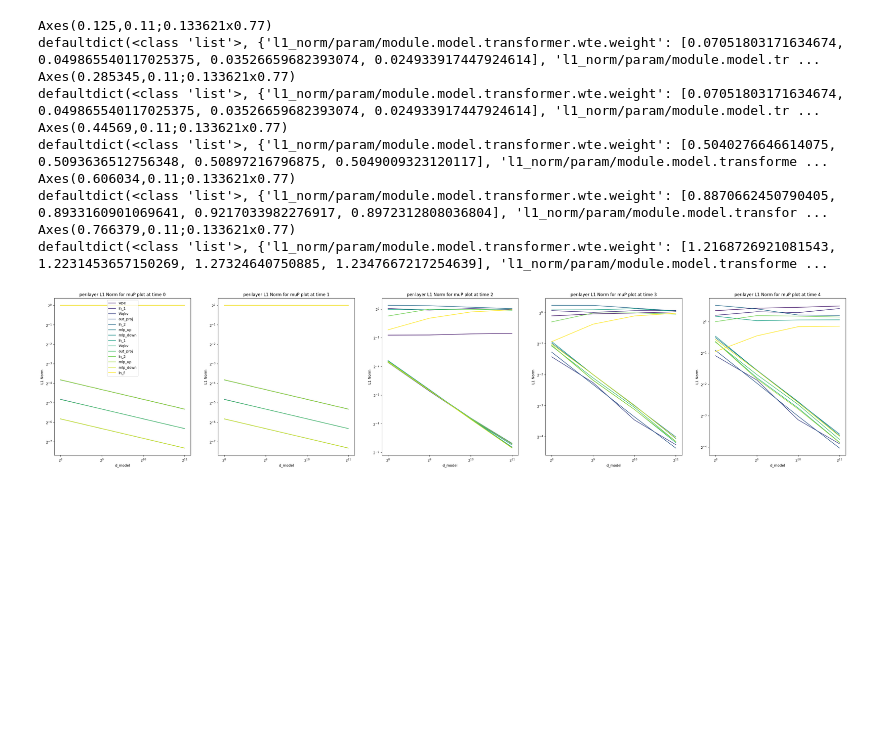
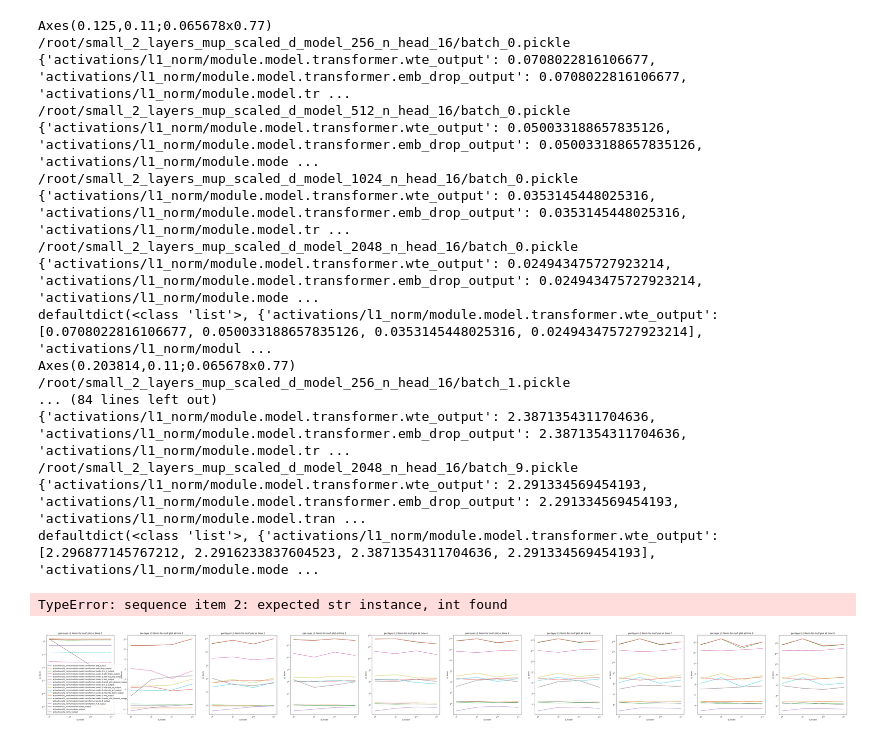
Before and after one commit to mosaicml/examples, a Jupyter notebook: examples/llm/iterate_over_activations.ipynb, the cells around one changed output. Drawn from its saved outputs; the diff is of its cells as text; code cells hidden in the pictures; blank space fills up the shorter version.

```diff
--- a/examples/llm/iterate_over_activations.ipynb
+++ b/examples/llm/iterate_over_activations.ipynb
@@ -3,6 +4,6 @@ import json
 # %%
 def get_friendly_name(param_name):
-    return param_name.split(".")[-2]
+    return param_name#.split(".")[-2]
 # %%
 %matplotlib inline
 import matplotlib.pyplot as plt
@@ -10,22 +11,24 @@ from matplotlib import cm
 from collections import defaultdict
 import os
 
-def plot_function(base_string, title, max_time=5, d_models=[256, 512, 1024, 2048], n_heads=[16]):
+def plot_function(base_string, title, is_mup, max_time=10, d_models=[256, 512, 1024, 2048], n_heads=[16]):
 
 
-    fig, axs = plt.subplots(nrows=1, ncols=max_time - 1, figsize=(8 * max_time, 8))
+    fig, axs = plt.subplots(nrows=1, ncols=max_time, figsize=(8 * max_time, 8))
     for ax, time_step in zip(axs, range(max_time)):
         print(ax)
         per_layer_activations = defaultdict(list)
 
         for d_model in d_models:
             for n_head in n_heads:
-                activation_json_file = os.path.join(base_string.format(d_model, n_head), f"batch_{time_step}.json")
+                activation_json_file = os.path.join(base_string.format(d_model, n_head), f"batch_{time_step}.pickle")
 
                # Open the JSON file
-                with open(activation_json_file) as f:
-                    data = json.load(f)
-                    # print(data)
+                with open(activation_json_file, "rb") as f:
+                    print(activation_json_file)
+                    data = pickle.load(f)
+
+                    print(data)
                     for param_name, val in data.items():
                         per_layer_activations[param_name].append(val)
         print(per_layer_activations)
@@ -34,25 +37,37 @@ def plot_function(base_string, title, max_time=5, d_models=[256, 512, 1024, 2048
         ax.set_title(title.format(time_step))
         cmap  = cm.get_cmap('viridis', len(per_layer_activations))
         for i, (param_name, scaled_versions) in enumerate(per_layer_activations.items()):
-            if i == 0:
-                continue
-            ax.plot(d_models, scaled_versions, label=get_friendly_name(param_name), c=cmap(i))
+            # if i == 0:
+                # continue
+            ax.plot(d_models, scaled_versions, label=get_friendly_name(param_name))
         ax.set_xlabel("d_model")
         ax.set_ylabel("L1 Norm")
         ax.loglog(base=2)
     axs[0].legend()
+
+    plot_title = f"activations_{'mup' if is_mup else 'non_mup'}_max_time_{max_time}.png"
+
+    plt.savefig(plot_title, dpi=300)
 # %%
-plot_function("/root/small_2_layers_mup_scaled_d_model_{}_n_head_{}", "per-layer L1 Norm for muP plot at time {}")
+plot_function("/root/small_2_layers_mup_scaled_d_model_{}_n_head_{}", "per-layer L1 Norm for muP plot at time {}", is_mup=True)
 # %% [output]
-Axes(0.125,0.11;0.133621x0.77)
-defaultdict(<class 'list'>, {'l1_norm/param/module.model.transformer.wte.weight': [0.07051803171634674, 0.049865540117025375, 0.03526659682393074, 0.024933917447924614], 'l1_norm/param/module.model.tr ...
-Axes(0.285345,0.11;0.133621x0.77)
-defaultdict(<class 'list'>, {'l1_norm/param/module.model.transformer.wte.weight': [0.07051803171634674, 0.049865540117025375, 0.03526659682393074, 0.024933917447924614], 'l1_norm/param/module.model.tr ...
-Axes(0.44569,0.11;0.133621x0.77)
-defaultdict(<class 'list'>, {'l1_norm/param/module.model.transformer.wte.weight': [0.5040276646614075, 0.5093636512756348, 0.50897216796875, 0.5049009323120117], 'l1_norm/param/module.model.transforme ...
-Axes(0.606034,0.11;0.133621x0.77)
-defaultdict(<class 'list'>, {'l1_norm/param/module.model.transformer.wte.weight': [0.8870662450790405, 0.8933160901069641, 0.9217033982276917, 0.8972312808036804], 'l1_norm/param/module.model.transfor ...
-Axes(0.766379,0.11;0.133621x0.77)
-defaultdict(<class 'list'>, {'l1_norm/param/module.model.transformer.wte.weight': [1.2168726921081543, 1.2231453657150269, 1.27324640750885, 1.2347667217254639], 'l1_norm/param/module.model.transforme ...
+Axes(0.125,0.11;0.065678x0.77)
+/root/small_2_layers_mup_scaled_d_model_256_n_head_16/batch_0.pickle
+{'activations/l1_norm/module.model.transformer.wte_output': 0.0708022816106677, 'activations/l1_norm/module.model.transformer.emb_drop_output': 0.0708022816106677, 'activations/l1_norm/module.model.tr ...
+/root/small_2_layers_mup_scaled_d_model_512_n_head_16/batch_0.pickle
+{'activations/l1_norm/module.model.transformer.wte_output': 0.050033188657835126, 'activations/l1_norm/module.model.transformer.emb_drop_output': 0.050033188657835126, 'activations/l1_norm/module.mode ...
+/root/small_2_layers_mup_scaled_d_model_1024_n_head_16/batch_0.pickle
+{'activations/l1_norm/module.model.transformer.wte_output': 0.0353145448025316, 'activations/l1_norm/module.model.transformer.emb_drop_output': 0.0353145448025316, 'activations/l1_norm/module.model.tr ...
+/root/small_2_layers_mup_scaled_d_model_2048_n_head_16/batch_0.pickle
+{'activations/l1_norm/module.model.transformer.wte_output': 0.024943475727923214, 'activations/l1_norm/module.model.transformer.emb_drop_output': 0.024943475727923214, 'activations/l1_norm/module.mode ...
+defaultdict(<class 'list'>, {'activations/l1_norm/module.model.transformer.wte_output': [0.0708022816106677, 0.050033188657835126, 0.0353145448025316, 0.024943475727923214], 'activations/l1_norm/modul ...
+Axes(0.203814,0.11;0.065678x0.77)
+/root/small_2_layers_mup_scaled_d_model_256_n_head_16/batch_1.pickle
+... (84 lines left out)
+{'activations/l1_norm/module.model.transformer.wte_output': 2.3871354311704636, 'activations/l1_norm/module.model.transformer.emb_drop_output': 2.3871354311704636, 'activations/l1_norm/module.model.tr ...
+/root/small_2_layers_mup_scaled_d_model_2048_n_head_16/batch_9.pickle
+{'activations/l1_norm/module.model.transformer.wte_output': 2.291334569454193, 'activations/l1_norm/module.model.transformer.emb_drop_output': 2.291334569454193, 'activations/l1_norm/module.model.tran ...
+defaultdict(<class 'list'>, {'activations/l1_norm/module.model.transformer.wte_output': [2.296877145767212, 2.2916233837604523, 2.3871354311704636, 2.291334569454193], 'activations/l1_norm/module.mode ...
+TypeError: sequence item 2: expected str instance, int found
-[figure, old version]
+[figure, new version]
 # %%
```
Also changed, not shown: parts of 2 cells of this notebook, 4 other files.
